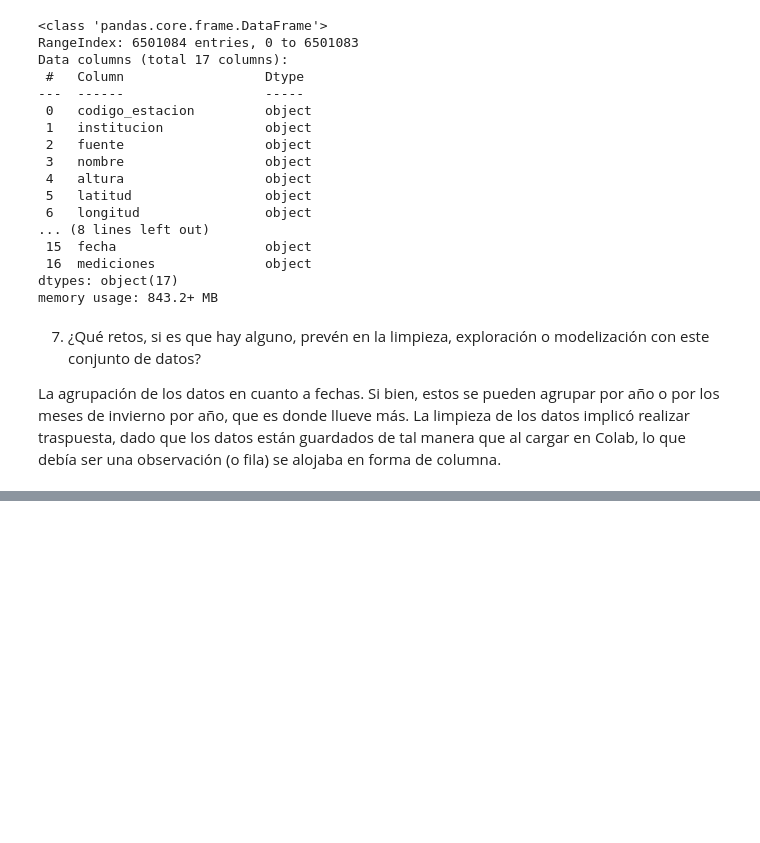
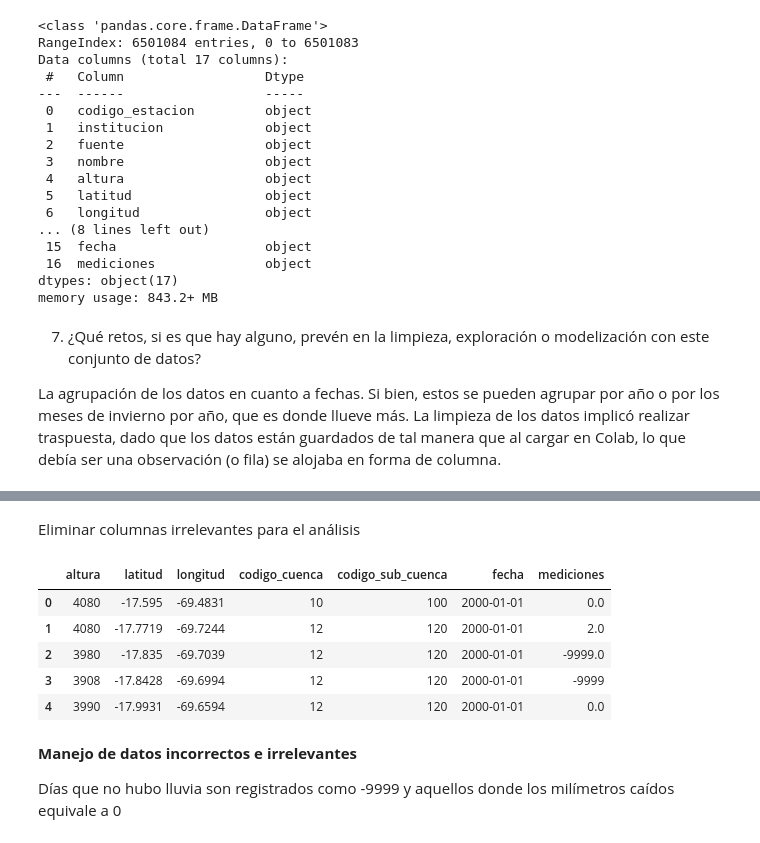
Before and after one commit to chernandezrojas1991/project-2-ml-precipitation-by-day-chile, a Jupyter notebook: project_2_ml_precipitation_by_day.ipynb, the cells around one changed output, grey strips where cells are left out. Drawn from its saved outputs; the diff is of its cells as text; code cells hidden in the pictures; blank space fills up the shorter version.

```diff
--- a/project_2_ml_precipitation_by_day.ipynb
+++ b/project_2_ml_precipitation_by_day.ipynb
@@ -99,0 +148,2 @@ La agrupación de los datos en cuanto a fechas. Si bien, estos se pueden agrupar
+# %% [markdown]
+Eliminar columnas irrelevantes para el análisis
@@ -99,0 +152,13 @@ La agrupación de los datos en cuanto a fechas. Si bien, estos se pueden agrupar
+# %%
+df_precip_clean.head()
+# %% [output]
+|  | altura | latitud | longitud | codigo_cuenca | codigo_sub_cuenca | fecha | mediciones |
+| 0 | 4080 | -17.595 | -69.4831 | 10 | 100 | 2000-01-01 | 0.0 |
+| 1 | 4080 | -17.7719 | -69.7244 | 12 | 120 | 2000-01-01 | 2.0 |
+| 2 | 3980 | -17.835 | -69.7039 | 12 | 120 | 2000-01-01 | -9999.0 |
+| 3 | 3908 | -17.8428 | -69.6994 | 12 | 120 | 2000-01-01 | -9999 |
+| 4 | 3990 | -17.9931 | -69.6594 | 12 | 120 | 2000-01-01 | 0.0 |
+# %% [markdown]
+**Manejo de datos incorrectos e irrelevantes**
+
+Días que no hubo lluvia son registrados como -9999 y aquellos donde los milímetros caídos equivale a 0
```
Also changed, not shown: parts of 27 cells of this notebook.
